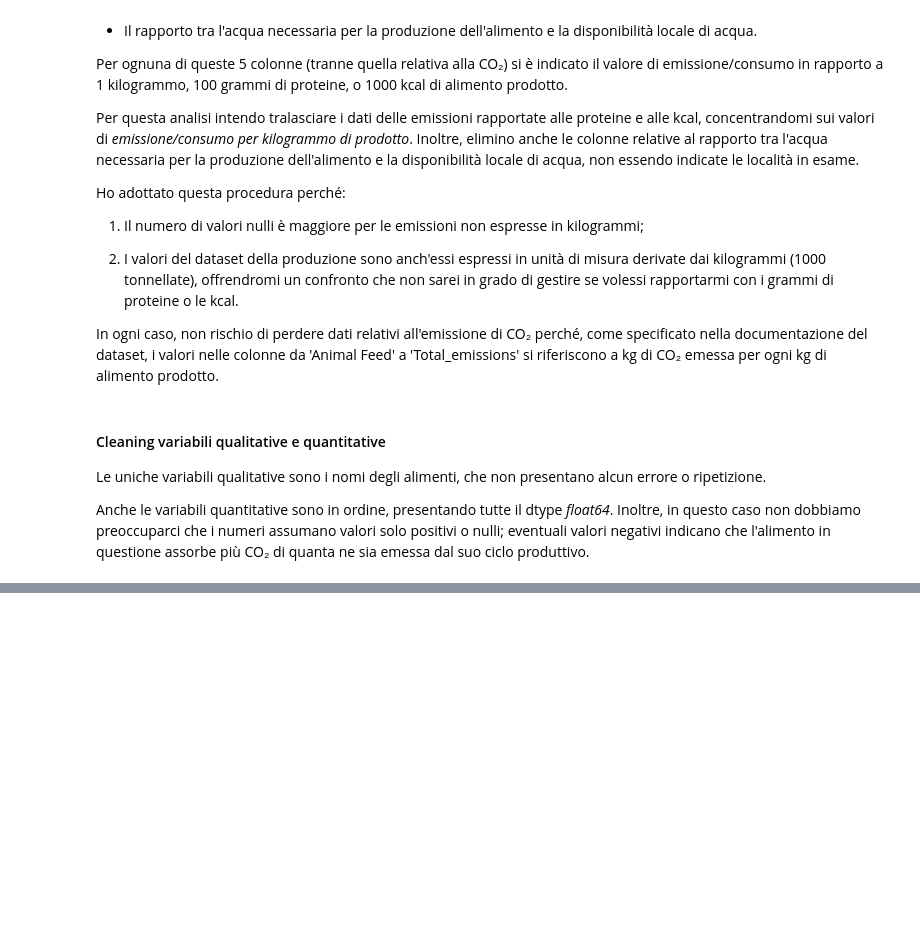
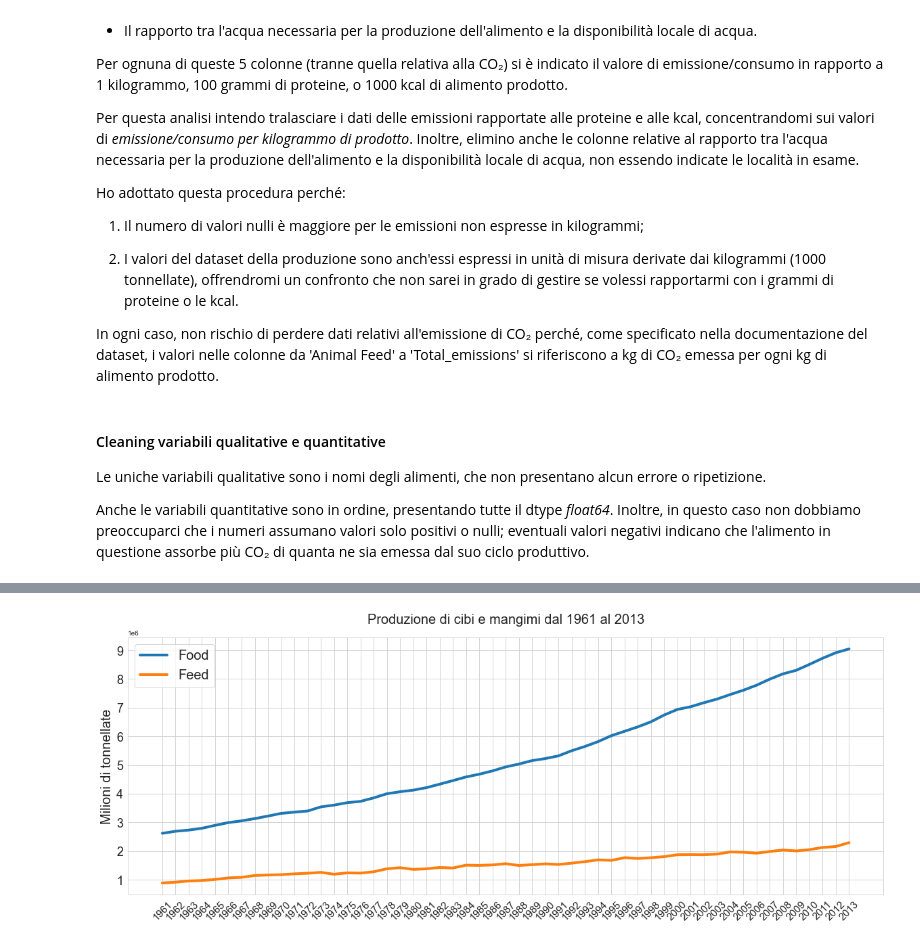
Before and after one commit to TheHextech/start2impact, a Jupyter notebook: Data_Science/Food_Project_DataVisualization_DataManipulation/EmanueleImmesiDataVis.ipynb, the cells around one changed output, grey strips where cells are left out. Saved outputs shown, nothing was run; the diff lists cells and outputs as text; code cells hidden in the pictures; blank space fills up the shorter version.

```diff
--- a/Data_Science/Food_Project_DataVisualization_DataManipulation/EmanueleImmesiDataVis.ipynb
+++ b/Data_Science/Food_Project_DataVisualization_DataManipulation/EmanueleImmesiDataVis.ipynb
@@ -952,0 +922,25 @@ py.iplot(fig,filename='scatterplot')
+# %%
+# Lista di anni dal 1961 al 2013
+years_of_production = [str(n) for n in range(1961, 2014)]
+
+# Creo un dataframe raggruppando cibi e mangimi e sommando i quantitativi prodotti ogni anno
+total_production = df_prod.groupby('Element')[years_of_production].sum()
+# %%
+sns.set_style('whitegrid')
+
+plt.figure(figsize=(20,7))
+
+sns.lineplot(data=total_production.loc['Food'], label='Food', linewidth=4)
+sns.lineplot(data=total_production.loc['Feed'], label='Feed', linewidth=4)
+
+plt.title('Produzione di cibi e mangimi dal 1961 al 2013', size=20, pad=20)
+
+plt.ylabel('Milioni di tonnellate', size=20)
+plt.yticks(size=18)
+
+plt.xticks(rotation=45, size=15)
+
+plt.legend(loc=2, prop={'size': 20})
+plt.show()
+# %% [output]
+[figure, added]
```
Also changed, not shown: parts of 21 cells of this notebook.
